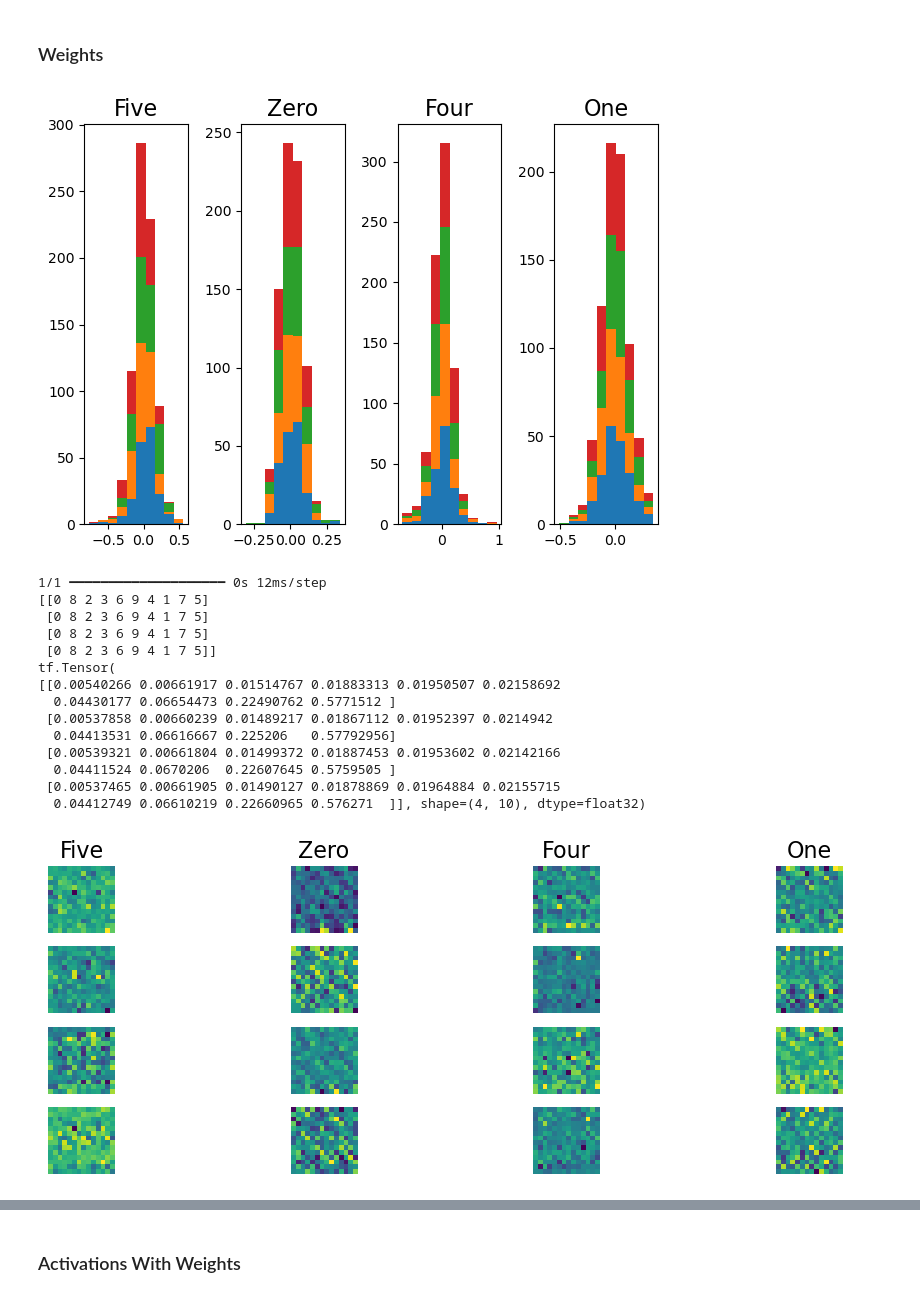
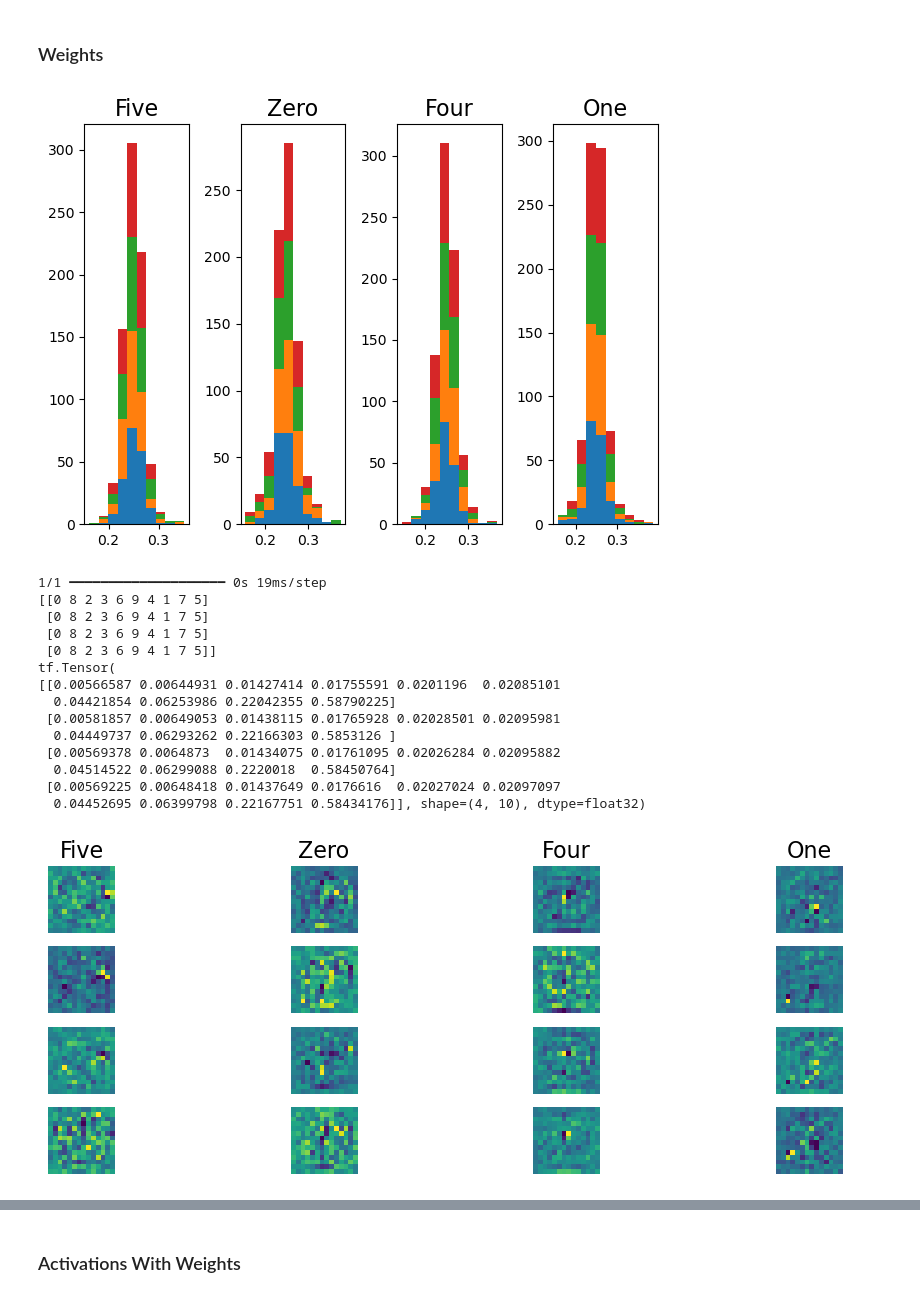
Before and after one commit to TheOpenSI/QML-QPF, a Jupyter notebook: visualizations/dense_layer_activation/summary/no_filter_mnist.ipynb, the cells around one changed output, grey strips where cells are left out. Cells and saved outputs as stored; diff of their text form; code cells hidden in the pictures.

```diff
--- a/visualizations/dense_layer_activation/summary/no_filter_mnist.ipynb
+++ b/visualizations/dense_layer_activation/summary/no_filter_mnist.ipynb
@@ -367,0 +363,10 @@ plt.show()
+# %%
+f, ax = plt.subplots(nrows=1, ncols=4, figsize=(12, 4))
+for i, title in enumerate(image_titles):
+    ax[i].set_title(title, fontsize=16)
+    ax[i].imshow(compdiffs[scores.indices[i]])
+    ax[i].axis('off')
+
+
+plt.tight_layout()
+plt.show()
@@ -475,13 +486,19 @@ input_tensor = input(activations)
 flat_tensor = flat(input_tensor)
 dense_tensor = dense(flat_tensor)
 
-in_weights = np.reshape(dense.get_weights()[0],(10,14,14,4))
+#in_weights = np.reshape(dense.get_weights()[0],(10,14,14,4))
 
-weighted = ((((in_weights[scores.indices,...]))))
+in_weights = np.reshape(np.asarray(dense.get_weights()[0]).T,(10,14,14,4))
 
-#weighted = keras.activations.softmax(weighted)
+weighted = ((((in_weights))))
 
-weighted_scaled = weighted.numpy() #* 600
+weighted = (keras.activations.softmax(weighted))
+
+#weighted = ((weighted - 1)**-2)
+
+weighted_scaled = weighted.numpy()[scores.indices,...]
+
+#weighted_scaled = 255 * (weighted_scaled >= 2.22)
 
 weighted_scaled_hist = weighted_scaled.reshape([4,14*14,4])
 
@@ -491,49 +508,49 @@ ax[0].set_title("Five", fontsize=16)
 ax[0].hist(weighted_scaled_hist[0,:,:], stacked=True)
 ax[1].set_title("Zero", fontsize=16)
 ax[1].hist(weighted_scaled_hist[1,:,:], stacked=True)
 ax[2].set_title("Four", fontsize=16)
 ax[2].hist(weighted_scaled_hist[2,:,:], stacked=True)
 ax[3].set_title("One", fontsize=16)
 ax[3].hist(weighted_scaled_hist[3,:,:], stacked=True)
 
 
 plt.tight_layout()
 plt.show()
 
 pred = q_model.predict((weighted_scaled),batch_size=4)
 
 print(np.argsort(pred ,axis=1))
 
 print(tf.sort(pred ,axis=1))
 
 f, ax = plt.subplots(nrows=4, ncols=4, figsize=(12, 4))
 for i, title in enumerate(image_titles):
     ax[0, i].set_title(title, fontsize=16)
     ax[0, i].imshow(weighted_scaled[i,:,:,0])
     ax[0, i].axis('off')
     ax[1, i].imshow(weighted_scaled[i,:,:,1])
     ax[1, i].axis('off')
     ax[2, i].imshow(weighted_scaled[i,:,:,2])
     ax[2, i].axis('off')
     im = ax[3, i].imshow(weighted_scaled[i,:,:,3])
     ax[3, i].axis('off')
 # %% [output]
-[figure, old version]
+[figure, new version]
-1/1 ━━━━━━━━━━━━━━━━━━━━ 0s 12ms/step
+1/1 ━━━━━━━━━━━━━━━━━━━━ 0s 19ms/step
 [[0 8 2 3 6 9 4 1 7 5]
  [0 8 2 3 6 9 4 1 7 5]
  [0 8 2 3 6 9 4 1 7 5]
  [0 8 2 3 6 9 4 1 7 5]]
 tf.Tensor(
-[[0.00540266 0.00661917 0.01514767 0.01883313 0.01950507 0.02158692
-  0.04430177 0.06654473 0.22490762 0.5771512 ]
- [0.00537858 0.00660239 0.01489217 0.01867112 0.01952397 0.0214942
-  0.04413531 0.06616667 0.225206   0.57792956]
- [0.00539321 0.00661804 0.01499372 0.01887453 0.01953602 0.02142166
-  0.04411524 0.0670206  0.22607645 0.5759505 ]
- [0.00537465 0.00661905 0.01490127 0.01878869 0.01964884 0.02155715
-  0.04412749 0.06610219 0.22660965 0.576271  ]], shape=(4, 10), dtype=float32)
+[[0.00566587 0.00644931 0.01427414 0.01755591 0.0201196  0.02085101
+  0.04421854 0.06253986 0.22042355 0.58790225]
+ [0.00581857 0.00649053 0.01438115 0.01765928 0.02028501 0.02095981
+  0.04449737 0.06293262 0.22166303 0.5853126 ]
+ [0.00569378 0.0064873  0.01434075 0.01761095 0.02026284 0.02095882
+  0.04514522 0.06299088 0.2220018  0.58450764]
+ [0.00569225 0.00648418 0.01437649 0.0176616  0.02027024 0.02097097
+  0.04452695 0.06399798 0.22167751 0.58434176]], shape=(4, 10), dtype=float32)
-[figure, old version]
+[figure, new version]
 # %%
 f, ax = plt.subplots(nrows=1, ncols=4, figsize=(12, 4))
 for i, title in enumerate(image_titles):
```
Also changed, not shown: parts of 13 cells of this notebook, 26 other files.
